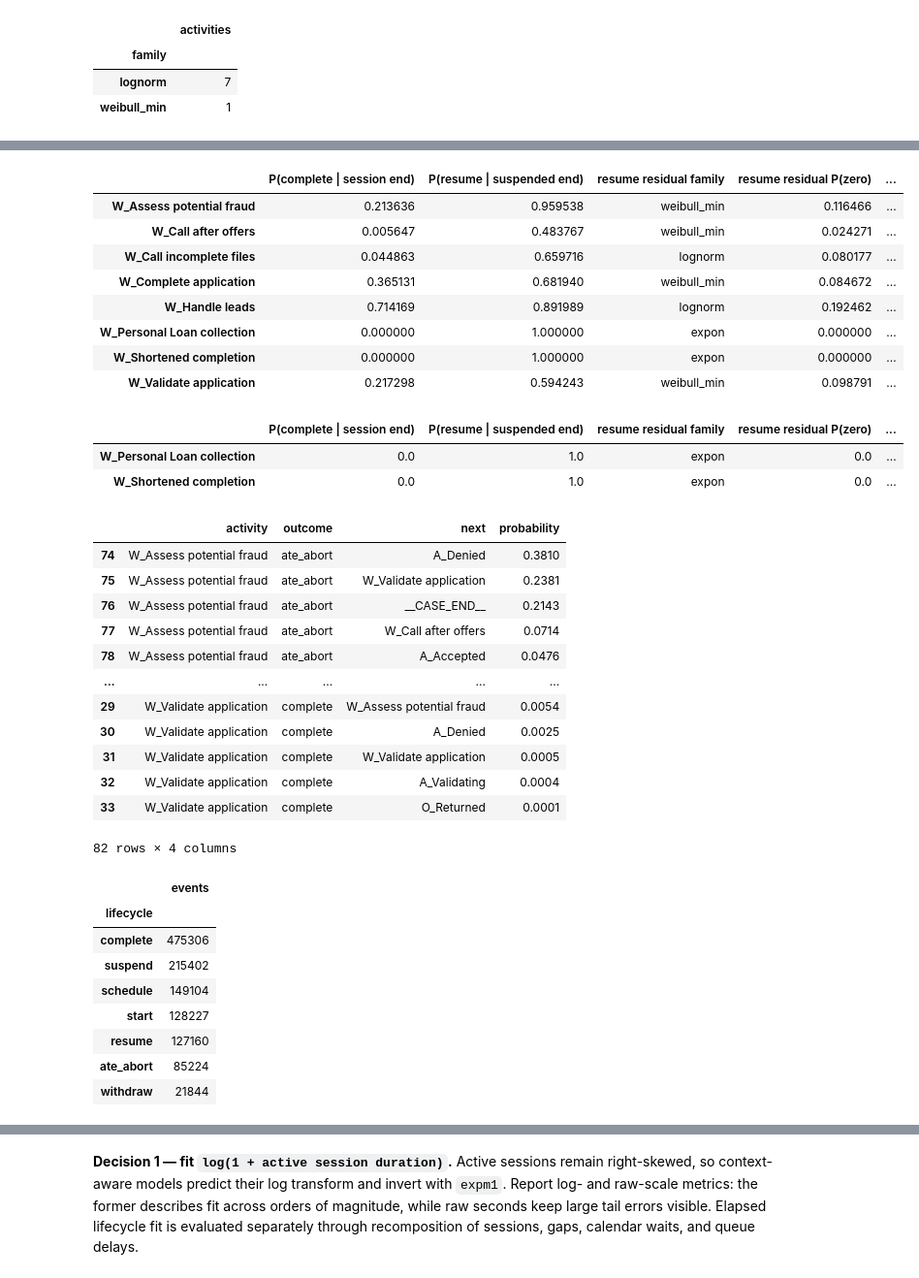
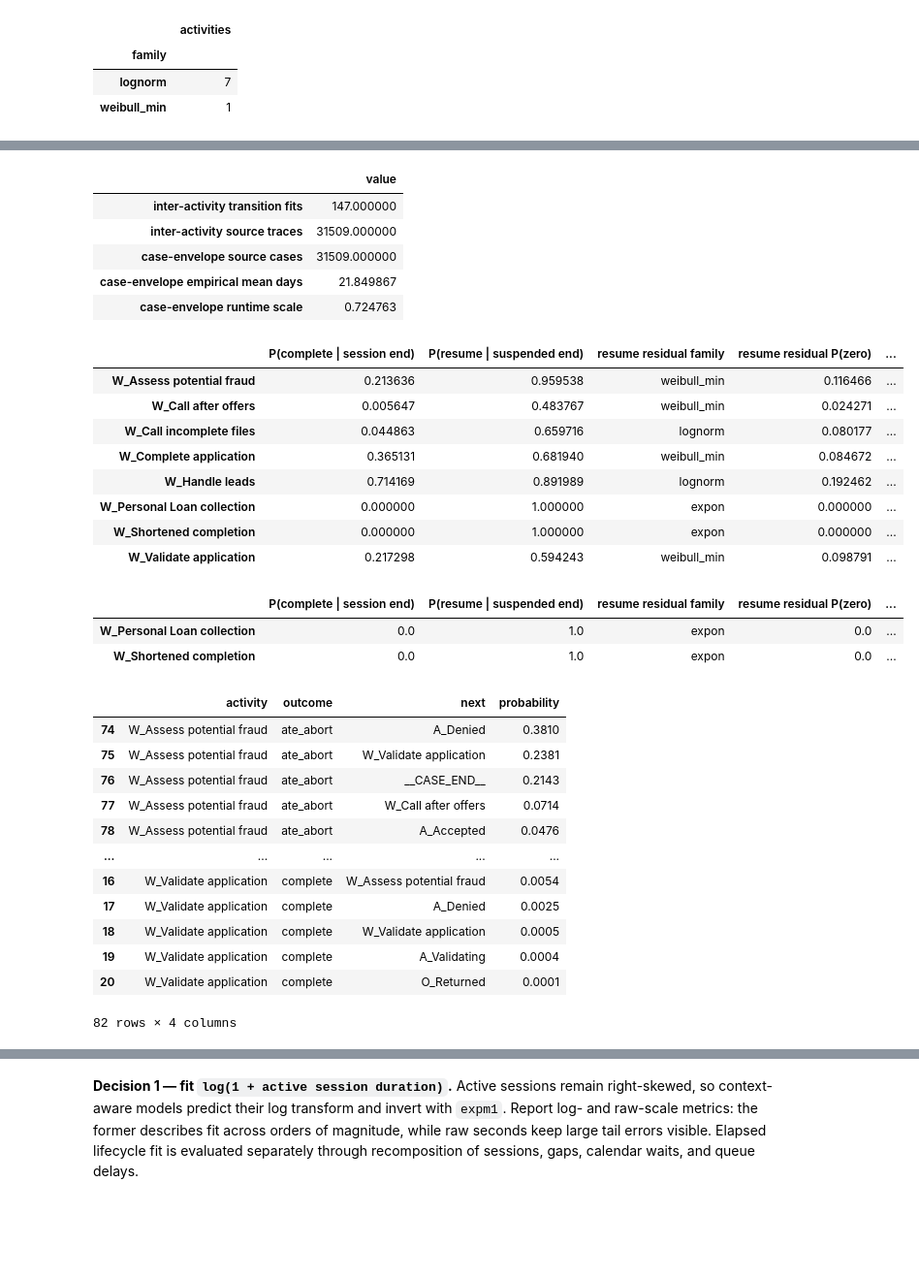
Before and after one commit to ophdn/bpic17-process-mining-group-assignment, a Jupyter notebook: notebooks/03_processing_times.ipynb, the cells around one changed output, grey strips where cells are left out. Shown at 97% size. Drawn from its saved outputs; the diff is of its cells as text; code cells hidden in the pictures; blank space fills up the shorter version.

```diff
--- a/notebooks/03_processing_times.ipynb
+++ b/notebooks/03_processing_times.ipynb
@@ -81,6 +84,7 @@ LOG_CANDIDATES = [
     ROOT / 'data/BPIChallenge2017.xes', ROOT / 'data/BPIChallenge2017.xes.gz',
 ]
 LOG = next((candidate for candidate in LOG_CANDIDATES if candidate.is_file()), None)
+RUN_RAW_LOG_DIAGNOSTIC = False  # Optional and memory-heavy; not required for report outputs.
 RAW_LOG = None
 ACTIVE_SESSIONS = None
 INPUTS_PATH = Path(ACTIVE_INPUTS_PATH)
@@ -137,8 +141,10 @@ display(families.rename_axis('family').to_frame('activities'))
 | lognorm | 7 |
 | weibull_min | 1 |
 # %%
-# Optional, log-dependent diagnostic. It only reads the source log; it does not fit or run.
-if LOG is None:
+# Optional, log-dependent diagnostic. Disabled for normal Run All because the XES is ~552 MB.
+if not RUN_RAW_LOG_DIAGNOSTIC:
+    print('Raw-log diagnostic skipped (set RUN_RAW_LOG_DIAGNOSTIC=True to enable it).')
+elif LOG is None:
     print('Raw log not found — add it to the repository root or data/ to draw this diagnostic.')
 else:
     RAW_LOG = T.load_log(LOG)
@@ -175,6 +178,18 @@ waiting: only the contiguous deterministic off-shift tail before the historical
 resume is removed; the simulated queue and calendar add a new allocation delay.
 # %%
 raw_active_inputs = json.loads(INPUTS_PATH.read_text())['lifecycle']
+delay_block = raw_active_inputs['inter_activity_delays']
+case_envelope = raw_active_inputs['case_duration_envelope']
+calibration_inventory = pd.Series({
+    'inter-activity transition fits': sum(len(v) for v in delay_block['transitions'].values()),
+    'inter-activity source traces': delay_block.get('source_traces', np.nan),
+    'case-envelope source cases': case_envelope['n_delays'],
+    'case-envelope empirical mean days': case_envelope['overall_mean_s'] / 86_400,
+    'case-envelope runtime scale': case_envelope['runtime_scale'],
+}, name='value')
+assert calibration_inventory['inter-activity transition fits'] > 0
+assert 0 < calibration_inventory['case-envelope runtime scale'] <= 1
+display(calibration_inventory.to_frame())
 hazards = pd.DataFrame({
     'P(complete | session end)': LIFECYCLE.session_end_probs,
     'P(resume | suspended end)': LIFECYCLE.suspend_end_probs,
@@ -192,64 +207,61 @@ boundary_hazards = hazards[
     hazards['P(complete | session end)'].isin([0.0, 1.0])
     | hazards['P(resume | suspended end)'].isin([0.0, 1.0])
 ]
 display(boundary_hazards)
 
 continuation_rows = []
 for activity, outcomes in LIFECYCLE.terminal_continuation.items():
     for outcome, choices in outcomes.items():
         continuation_rows.extend(
             {'activity': activity, 'outcome': outcome, 'next': nxt, 'probability': probability}
             for nxt, probability in choices
         )
 display(pd.DataFrame(continuation_rows).sort_values(['activity', 'outcome', 'probability'], ascending=[True, True, False]))
 
 if RAW_LOG is not None:
     lifecycle_counts = RAW_LOG['lifecycle'].str.lower().value_counts()
     display(lifecycle_counts.rename('events').to_frame())
     segmented = E.segment_work_items(RAW_LOG)
     churn_rows = []
     for activity, suspends in segmented['suspends_per_instance'].items():
         sessions = segmented['active_sessions'].get(activity, [])
         churn_rows.append({
             'activity': activity,
             'instances': len(suspends),
             'churned': np.mean(np.asarray(suspends) > 0),
             'mean_suspends': np.mean(suspends),
             'median_active_session_s': np.median(sessions) if sessions else np.nan,
         })
     display(pd.DataFrame(churn_rows).sort_values('instances', ascending=False))
 # %% [output]
-|  | P(complete | session end) | P(resume | suspended end) | resume residual family | resume residual P(zero) | ... |
-| W_Assess potential fraud | 0.213636 | 0.959538 | weibull_min | 0.116466 | ... |
-| W_Call after offers | 0.005647 | 0.483767 | weibull_min | 0.024271 | ... |
-| W_Call incomplete files | 0.044863 | 0.659716 | lognorm | 0.080177 | ... |
-| W_Complete application | 0.365131 | 0.681940 | weibull_min | 0.084672 | ... |
-| W_Handle leads | 0.714169 | 0.891989 | lognorm | 0.192462 | ... |
-| W_Personal Loan collection | 0.000000 | 1.000000 | expon | 0.000000 | ... |
-| W_Shortened completion | 0.000000 | 1.000000 | expon | 0.000000 | ... |
-| W_Validate application | 0.217298 | 0.594243 | weibull_min | 0.098791 | ... |
+|  | value |
+| inter-activity transition fits | 147.000000 |
+| inter-activity source traces | 31509.000000 |
+| case-envelope source cases | 31509.000000 |
+| case-envelope empirical mean days | 21.849867 |
+| case-envelope runtime scale | 0.724763 |
 |  | P(complete | session end) | P(resume | suspended end) | resume residual family | resume residual P(zero) | ... |
-| W_Personal Loan collection | 0.0 | 1.0 | expon | 0.0 | ... |
-| W_Shortened completion | 0.0 | 1.0 | expon | 0.0 | ... |
+| W_Assess potential fraud | 0.213636 | 0.959538 | weibull_min | 0.116466 | ... |
+| W_Call after offers | 0.005647 | 0.483767 | weibull_min | 0.024271 | ... |
+| W_Call incomplete files | 0.044863 | 0.659716 | lognorm | 0.080177 | ... |
+| W_Complete application | 0.365131 | 0.681940 | weibull_min | 0.084672 | ... |
+| W_Handle leads | 0.714169 | 0.891989 | lognorm | 0.192462 | ... |
+| W_Personal Loan collection | 0.000000 | 1.000000 | expon | 0.000000 | ... |
+| W_Shortened completion | 0.000000 | 1.000000 | expon | 0.000000 | ... |
+| W_Validate application | 0.217298 | 0.594243 | weibull_min | 0.098791 | ... |
-|  | activity | outcome | next | probability |
-| 74 | W_Assess potential fraud | ate_abort | A_Denied | 0.3810 |
-| 75 | W_Assess potential fraud | ate_abort | W_Validate application | 0.2381 |
-| 76 | W_Assess potential fraud | ate_abort | __CASE_END__ | 0.2143 |
-| 77 | W_Assess potential fraud | ate_abort | W_Call after offers | 0.0714 |
-| 78 | W_Assess potential fraud | ate_abort | A_Accepted | 0.0476 |
-| ... | ... | ... | ... | ... |
-| 29 | W_Validate application | complete | W_Assess potential fraud | 0.0054 |
-| 30 | W_Validate application | complete | A_Denied | 0.0025 |
-| 31 | W_Validate application | complete | W_Validate application | 0.0005 |
-| 32 | W_Validate application | complete | A_Validating | 0.0004 |
-| 33 | W_Validate application | complete | O_Returned | 0.0001 |
+|  | P(complete | session end) | P(resume | suspended end) | resume residual family | resume residual P(zero) | ... |
+| W_Personal Loan collection | 0.0 | 1.0 | expon | 0.0 | ... |
+| W_Shortened completion | 0.0 | 1.0 | expon | 0.0 | ... |
+|  | activity | outcome | next | probability |
+| 74 | W_Assess potential fraud | ate_abort | A_Denied | 0.3810 |
+| 75 | W_Assess potential fraud | ate_abort | W_Validate application | 0.2381 |
+| 76 | W_Assess potential fraud | ate_abort | __CASE_END__ | 0.2143 |
+| 77 | W_Assess potential fraud | ate_abort | W_Call after offers | 0.0714 |
+| 78 | W_Assess potential fraud | ate_abort | A_Accepted | 0.0476 |
+| ... | ... | ... | ... | ... |
+| 16 | W_Validate application | complete | W_Assess potential fraud | 0.0054 |
+| 17 | W_Validate application | complete | A_Denied | 0.0025 |
+| 18 | W_Validate application | complete | W_Validate application | 0.0005 |
+| 19 | W_Validate application | complete | A_Validating | 0.0004 |
+| 20 | W_Validate application | complete | O_Returned | 0.0001 |
 82 rows × 4 columns
-|  | events |
-| lifecycle |  |
-| complete | 475306 |
-| suspend | 215402 |
-| schedule | 149104 |
-| start | 128227 |
-| resume | 127160 |
-| ate_abort | 85224 |
-| withdraw | 21844 |
```
Also changed, not shown: parts of 9 cells of this notebook, 14 other files.
